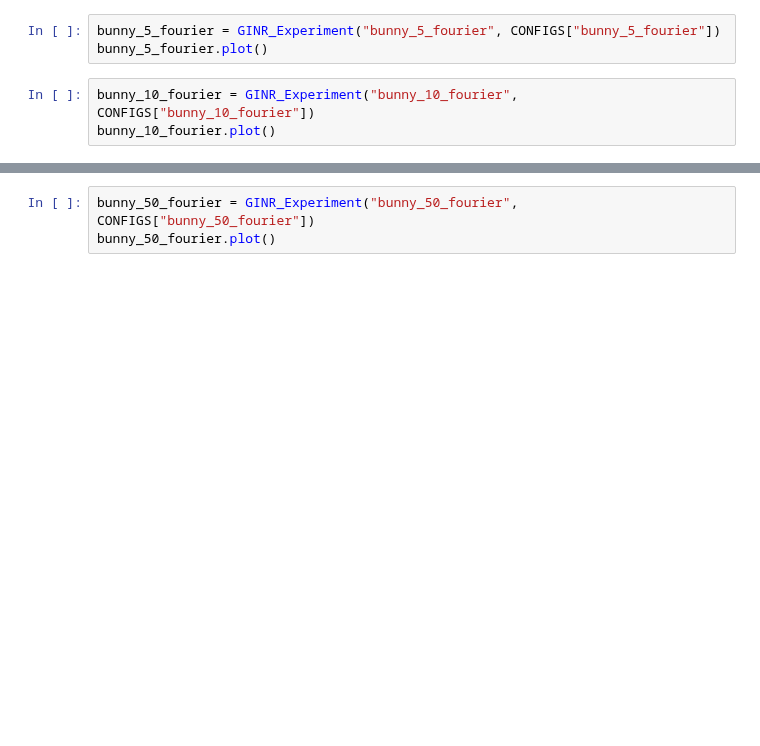
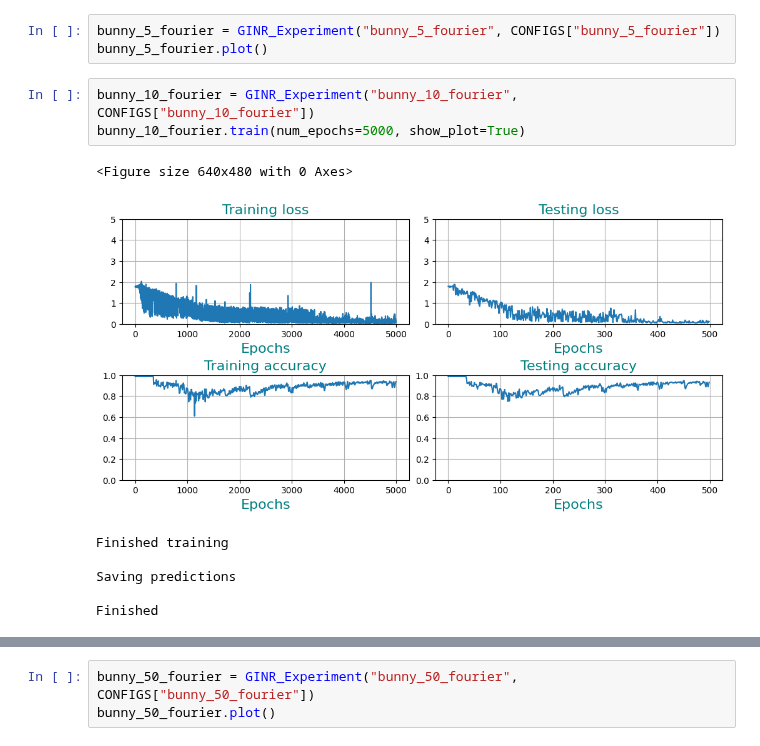
Before and after one commit to abhi-iyer/deformGINR, a Jupyter notebook: main.ipynb, the cells around one changed output, grey strips where cells are left out. Cells and saved outputs as stored; diff of their text form; blank space fills up the shorter version.

```diff
--- a/main.ipynb
+++ b/main.ipynb
@@ -16,4 +19,12 @@ bunny_5_fourier = GINR_Experiment("bunny_5_fourier", CONFIGS["bunny_5_fourier"])
 bunny_5_fourier.plot()
 # %%
 bunny_10_fourier = GINR_Experiment("bunny_10_fourier", CONFIGS["bunny_10_fourier"])
-bunny_10_fourier.plot()
+bunny_10_fourier.train(num_epochs=5000, show_plot=True)
+# %% [output]
+<Figure size 640x480 with 0 Axes>
+[figure, added]
+Finished training
+
+Saving predictions
+
+Finished
```
Also changed, not shown: parts of 4 cells of this notebook, 14 other files.
